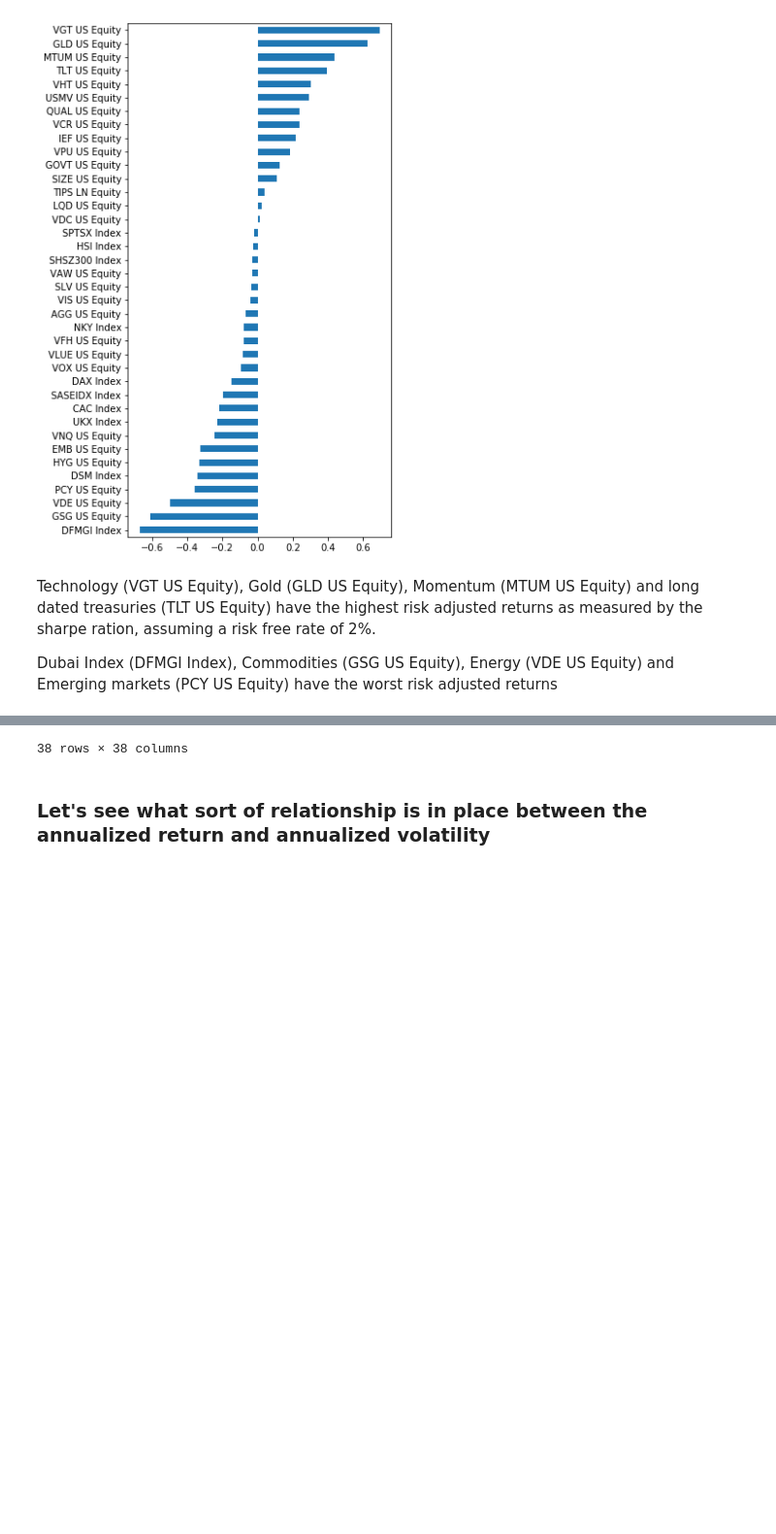
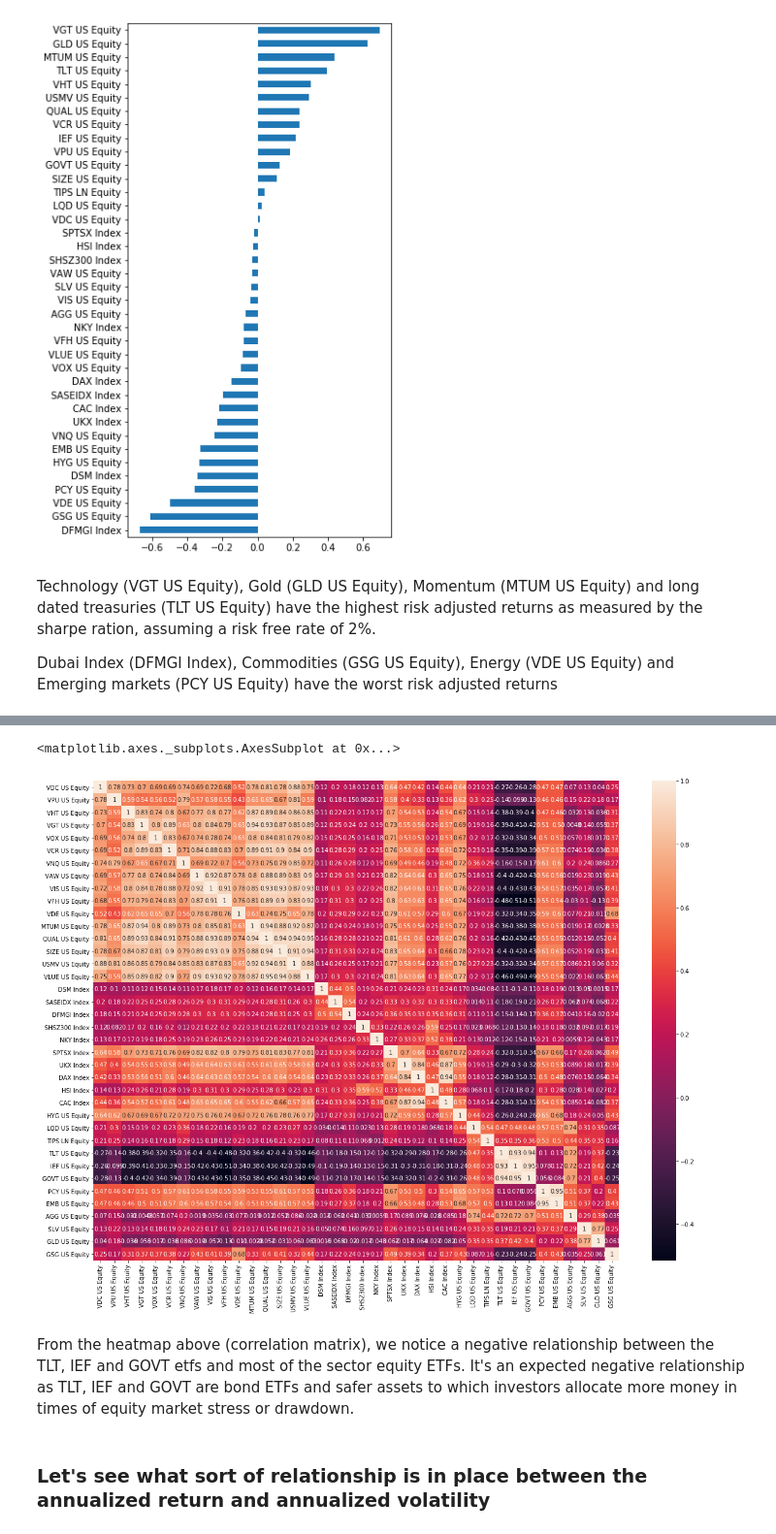
Before and after one commit to anasfrh/notebooks, a Jupyter notebook: Global Macro ETFs.ipynb, the cells around one changed output, grey strips where cells are left out. Shown: that part at 97% size. Cells and saved outputs as stored; diff of their text form; code cells hidden in the pictures; blank space fills up the shorter version.

```diff
--- a/Global Macro ETFs.ipynb
+++ b/Global Macro ETFs.ipynb
@@ -94,5 +94,6 @@ Technology (VGT US Equity), Gold (GLD US Equity), Momentum (MTUM US Equity) and
 Dubai Index (DFMGI Index), Commodities (GSG US Equity), Energy (VDE US Equity) and Emerging markets (PCY US Equity) have the worst risk adjusted returns
 # %%
 #Correlation matrix of all the assets
-returns.corr()
+plt.subplots(figsize=(20,15))
+sns.heatmap(returns.corr(),annot=True)
 # %% [output]
@@ -116,4 +100,7 @@ returns.corr()
-38 rows × 38 columns
+<matplotlib.axes._subplots.AxesSubplot at 0x...>
+[figure, added]
+# %% [markdown]
+From the heatmap above (correlation matrix), we notice a negative relationship between the TLT, IEF and GOVT etfs and most of the sector equity ETFs. It's an expected negative relationship as TLT, IEF and GOVT are bond ETFs and safer assets to which investors allocate more money in times of equity market stress or drawdown.
 # %% [markdown]
 ### Let's see what sort of relationship is in place between the annualized return and annualized volatility
 # %%
```
Also changed, not shown: parts of 1 cell of this notebook, 1 other file.
